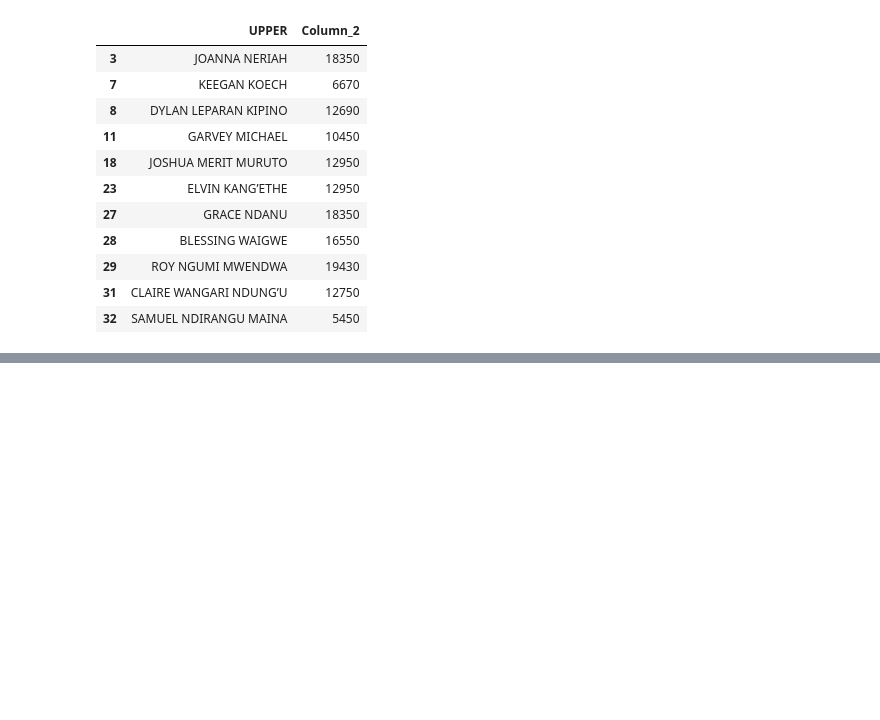
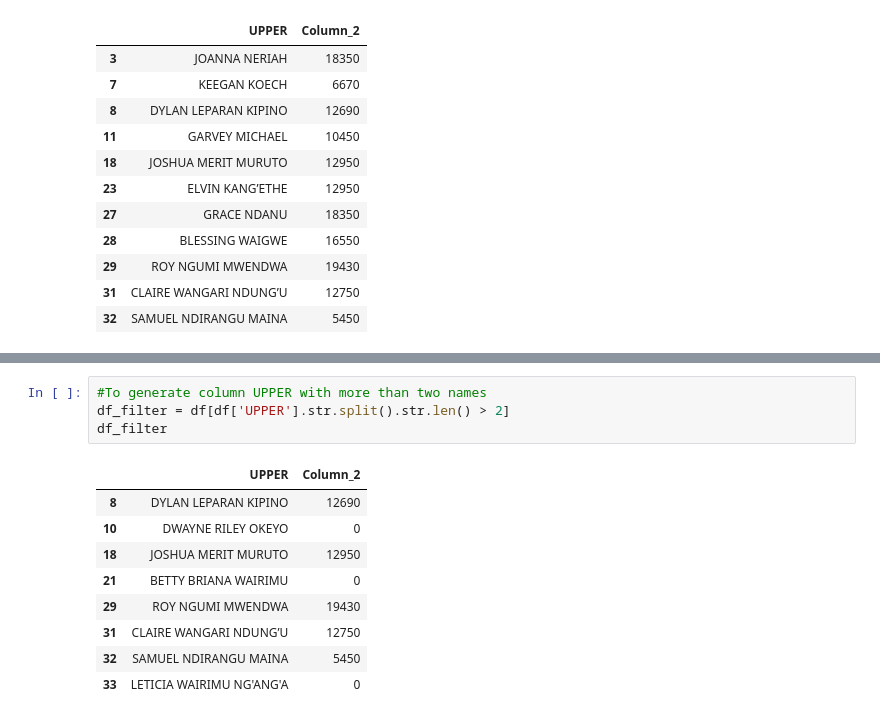
Before and after one commit to NellitG/Chestnut_data, a Jupyter notebook: upper.ipynb, the cells around one changed output, grey strips where cells are left out. Drawn from its saved outputs; the diff is of its cells as text; blank space fills up the shorter version.

Commit message:
filtering more than two names

```diff
--- a/upper.ipynb
+++ b/upper.ipynb
@@ -97,0 +98,14 @@ else:
+# %%
+#To generate column UPPER with more than two names
+df_filter = df[df['UPPER'].str.split().str.len() > 2]
+df_filter
+# %% [output]
+|  | UPPER | Column_2 |
+| 8 | DYLAN LEPARAN KIPINO | 12690 |
+| 10 | DWAYNE RILEY OKEYO | 0 |
+| 18 | JOSHUA MERIT MURUTO | 12950 |
+| 21 | BETTY BRIANA WAIRIMU | 0 |
+| 29 | ROY NGUMI MWENDWA | 19430 |
+| 31 | CLAIRE WANGARI NDUNG’U | 12750 |
+| 32 | SAMUEL NDIRANGU MAINA | 5450 |
+| 33 | LETICIA WAIRIMU NG'ANG'A | 0 |
```
Also changed, not shown: parts of 1 cell of this notebook.
